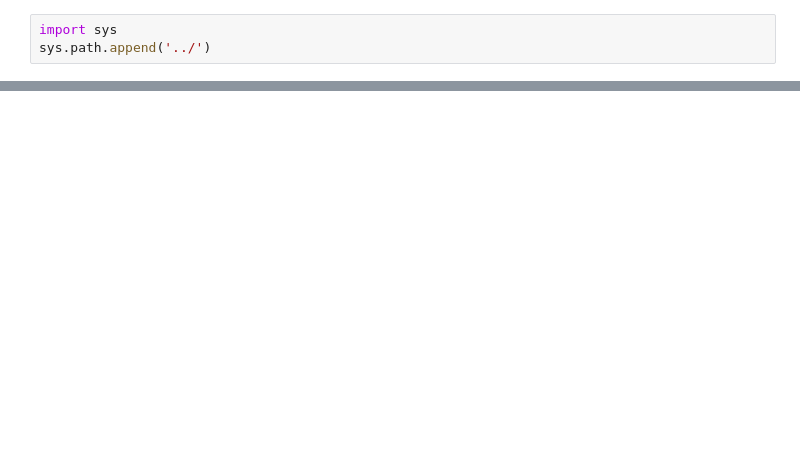
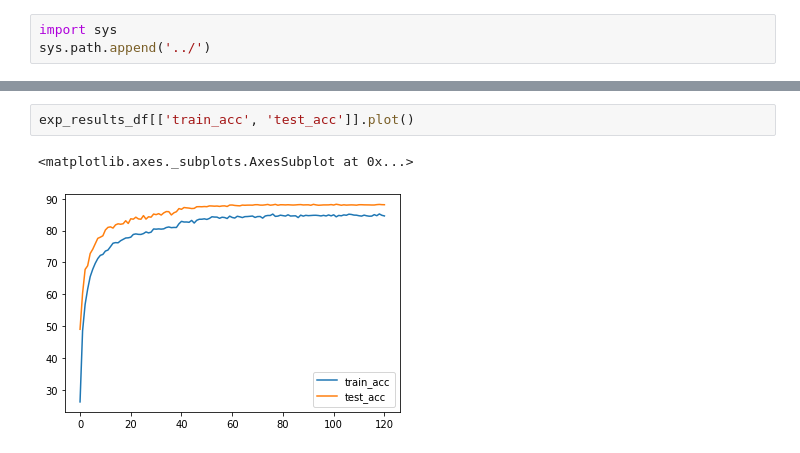
Before and after one commit to eva-6-3/cifar10_cnn_model, a Jupyter notebook: training_nbs/training_flow_v3.ipynb, the cells around one changed output, grey strips where cells are left out. Cells and saved outputs as stored; diff of their text form; blank space fills up the shorter version.

```diff
--- a/training_nbs/training_flow_v3.ipynb
+++ b/training_nbs/training_flow_v3.ipynb
@@ -131,0 +195,5 @@ run.finish()
+# %%
+exp_results_df[['train_acc', 'test_acc']].plot()
+# %% [output]
+<matplotlib.axes._subplots.AxesSubplot at 0x...>
+[figure, added]
```
Also changed, not shown: parts of 18 cells of this notebook, 47 other files.
